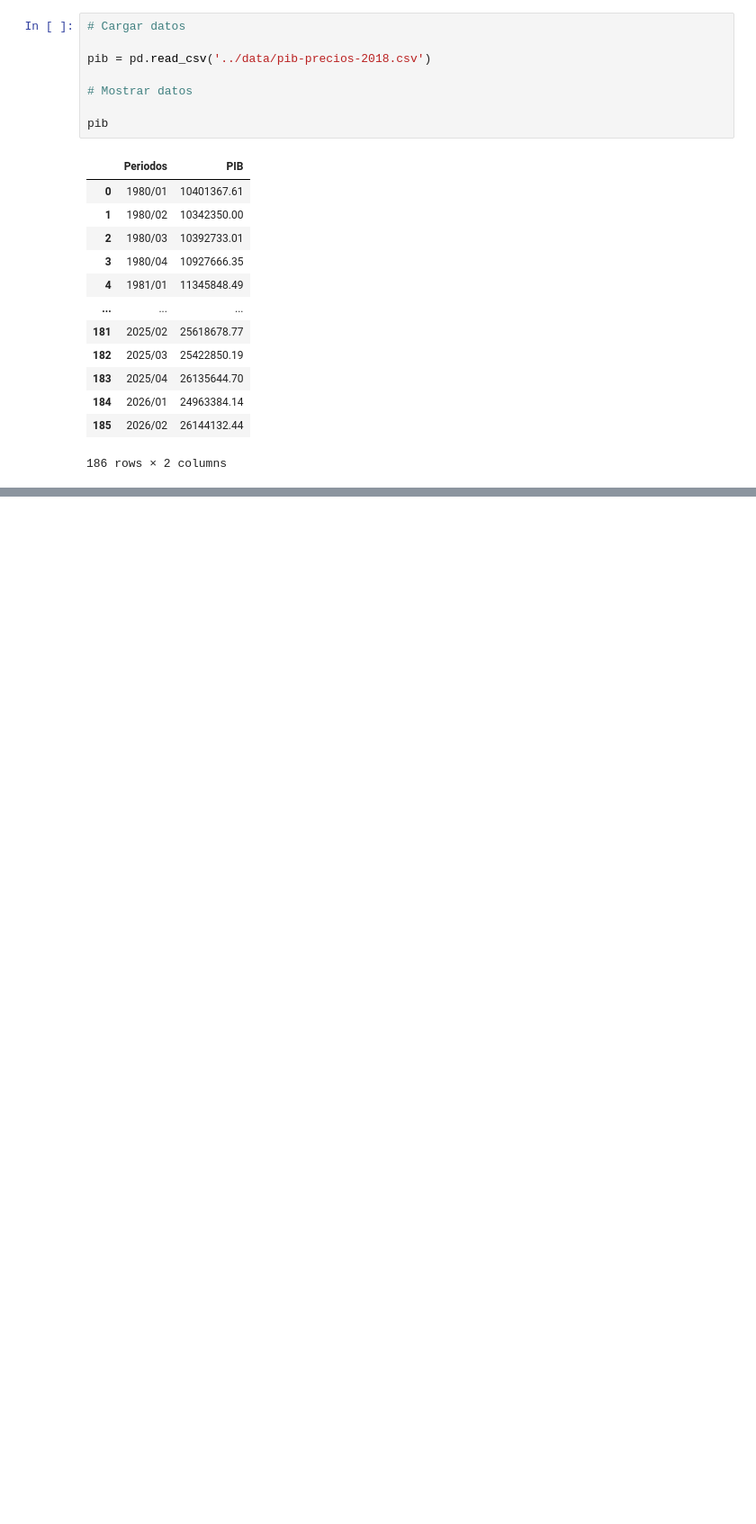
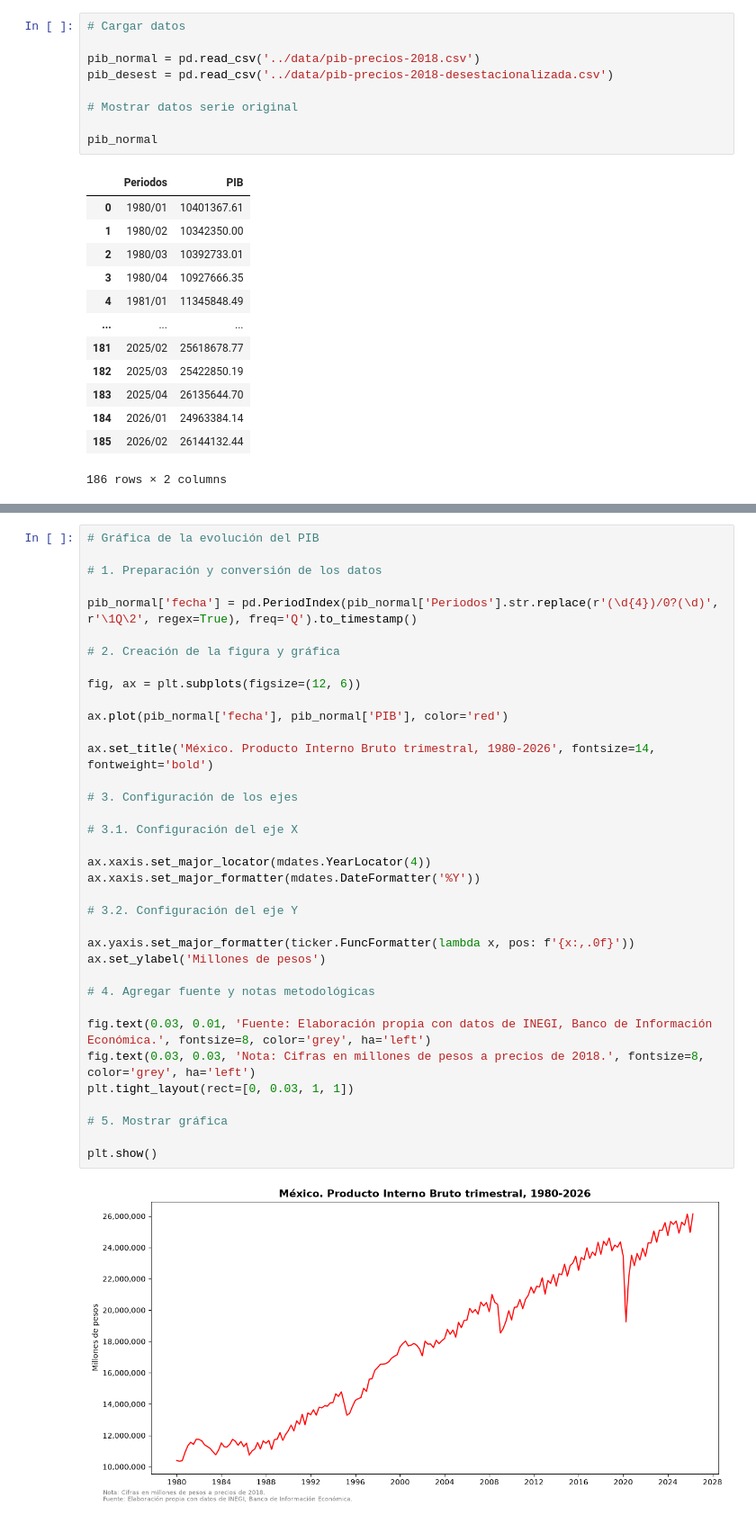
Before and after one commit to Jose-Castanedas/pib_mexico, a Jupyter notebook: notebooks/analsis_pib.ipynb, the cells around one changed output, grey strips where cells are left out. Shown at 90% size. Cells and saved outputs as stored; diff of their text form; blank space fills up the shorter version.

Commit message:
feat: agrega gráfica de evolución del PIB mexicano

```diff
--- a/notebooks/analsis_pib.ipynb
+++ b/notebooks/analsis_pib.ipynb
@@ -35,11 +35,12 @@ import matplotlib.ticker as ticker
 # %%
 # Cargar datos
 
-pib = pd.read_csv('../data/pib-precios-2018.csv')
+pib_normal = pd.read_csv('../data/pib-precios-2018.csv')
+pib_desest = pd.read_csv('../data/pib-precios-2018-desestacionalizada.csv')
 
-# Mostrar datos
+# Mostrar datos serie original
 
-pib
+pib_normal
 # %% [output]
 |  | Periodos | PIB |
 | 0 | 1980/01 | 10401367.61 |
@@ -56,0 +62,38 @@ pib
+# %%
+# Gráfica de la evolución del PIB
+
+# 1. Preparación y conversión de los datos
+
+pib_normal['fecha'] = pd.PeriodIndex(pib_normal['Periodos'].str.replace(r'(\d{4})/0?(\d)', r'\1Q\2', regex=True), freq='Q').to_timestamp()
+
+# 2. Creación de la figura y gráfica
+
+fig, ax = plt.subplots(figsize=(12, 6))
+
+ax.plot(pib_normal['fecha'], pib_normal['PIB'], color='red')
+
+ax.set_title('México. Producto Interno Bruto trimestral, 1980-2026', fontsize=14, fontweight='bold')
+
+# 3. Configuración de los ejes
+
+# 3.1. Configuración del eje X
+
+ax.xaxis.set_major_locator(mdates.YearLocator(4))
+ax.xaxis.set_major_formatter(mdates.DateFormatter('%Y'))
+
+# 3.2. Configuración del eje Y
+
+ax.yaxis.set_major_formatter(ticker.FuncFormatter(lambda x, pos: f'{x:,.0f}'))
+ax.set_ylabel('Millones de pesos')
+
+# 4. Agregar fuente y notas metodológicas
+
+fig.text(0.03, 0.01, 'Fuente: Elaboración propia con datos de INEGI, Banco de Información Económica.', fontsize=8, color='grey', ha='left')
+fig.text(0.03, 0.03, 'Nota: Cifras en millones de pesos a precios de 2018.', fontsize=8, color='grey', ha='left')
+plt.tight_layout(rect=[0, 0.03, 1, 1])
+
+# 5. Mostrar gráfica
+
+plt.show()
+# %% [output]
+[figure, added]
```
Also changed, not shown: parts of 3 cells of this notebook.
